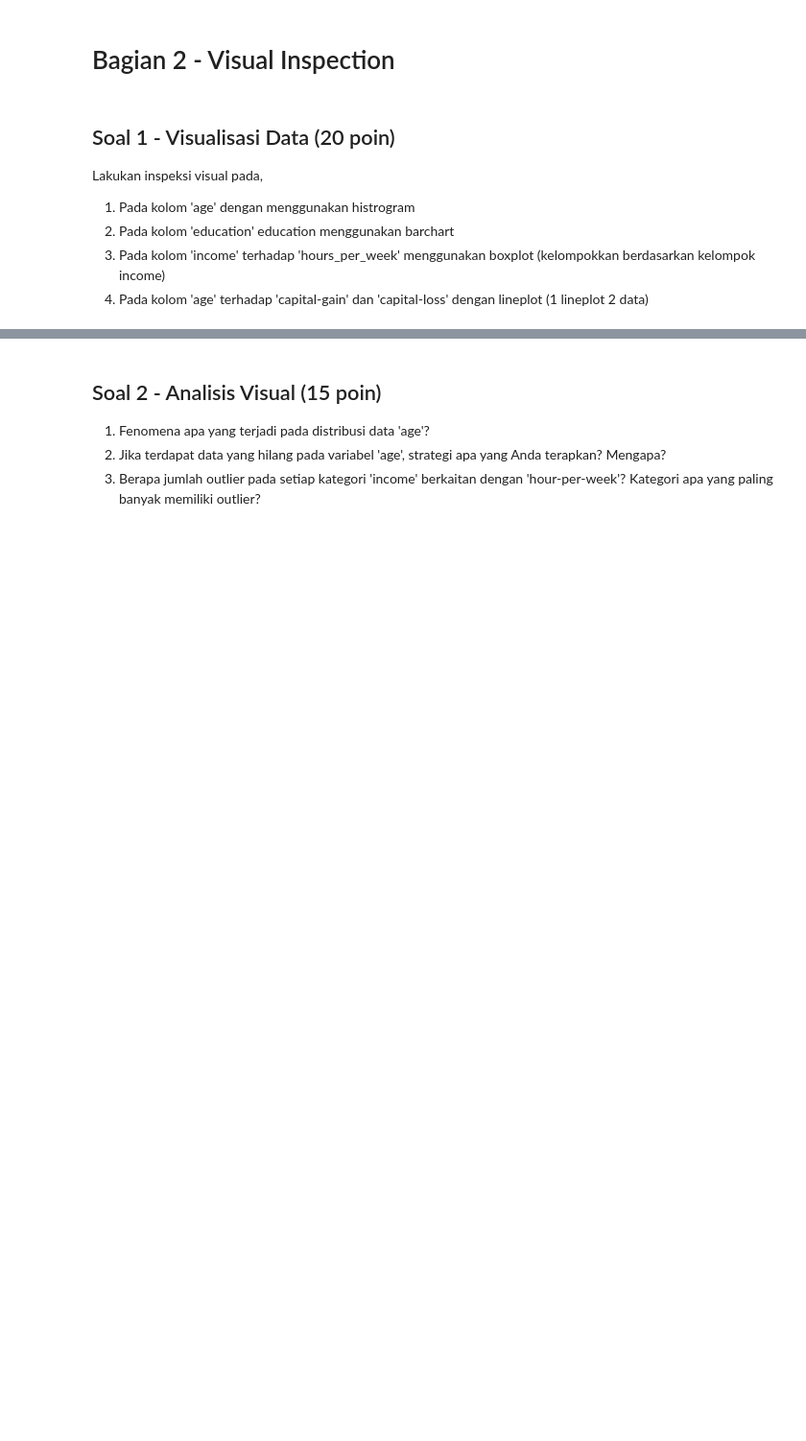
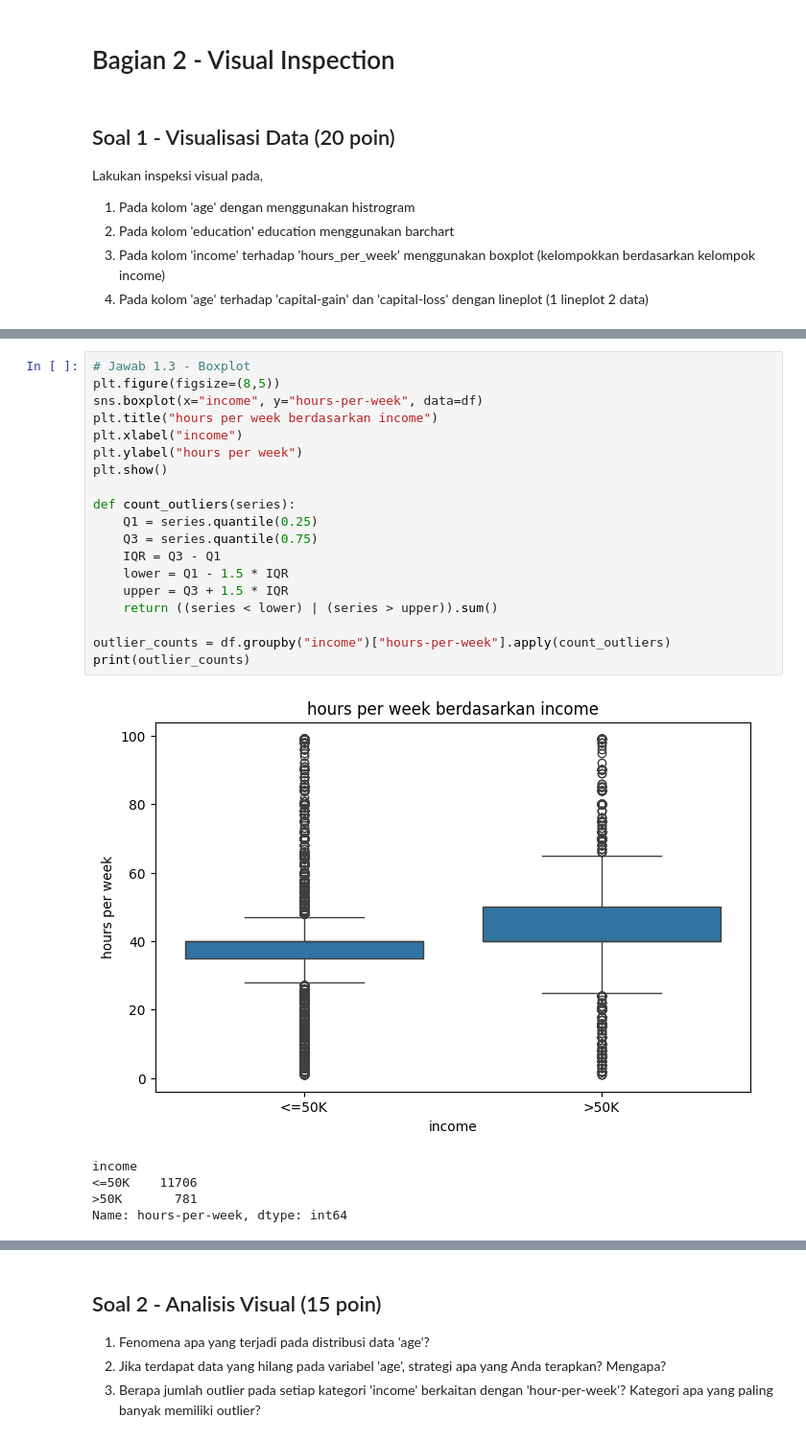
Before and after one commit to soulqan/Machine_Learning_2025, a Jupyter notebook: JS04_SOAL_KUIS1_ML.ipynb, the cells around one changed output, grey strips where cells are left out. Shown at 96% size. Drawn from its saved outputs; the diff is of its cells as text; blank space fills up the shorter version.

```diff
--- a/JS04_SOAL_KUIS1_ML.ipynb
+++ b/JS04_SOAL_KUIS1_ML.ipynb
@@ -108,0 +234,25 @@ Lakukan inspeksi visual pada,
+# %%
+# Jawab 1.3 - Boxplot
+plt.figure(figsize=(8,5))
+sns.boxplot(x="income", y="hours-per-week", data=df)
+plt.title("hours per week berdasarkan income")
+plt.xlabel("income")
+plt.ylabel("hours per week")
+plt.show()
+
+def count_outliers(series):
+    Q1 = series.quantile(0.25)
+    Q3 = series.quantile(0.75)
+    IQR = Q3 - Q1
+    lower = Q1 - 1.5 * IQR
+    upper = Q3 + 1.5 * IQR
+    return ((series < lower) | (series > upper)).sum()
+
+outlier_counts = df.groupby("income")["hours-per-week"].apply(count_outliers)
+print(outlier_counts)
+# %% [output]
+[figure, added]
+income
+<=50K    11706
+>50K       781
+Name: hours-per-week, dtype: int64
```
Also changed, not shown: parts of 25 cells of this notebook.
